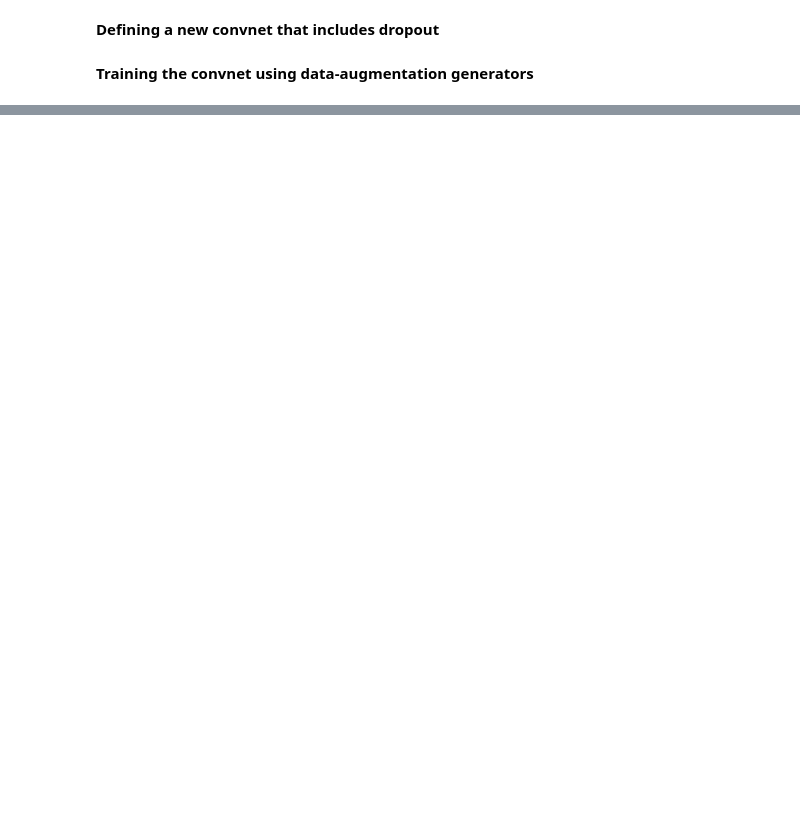
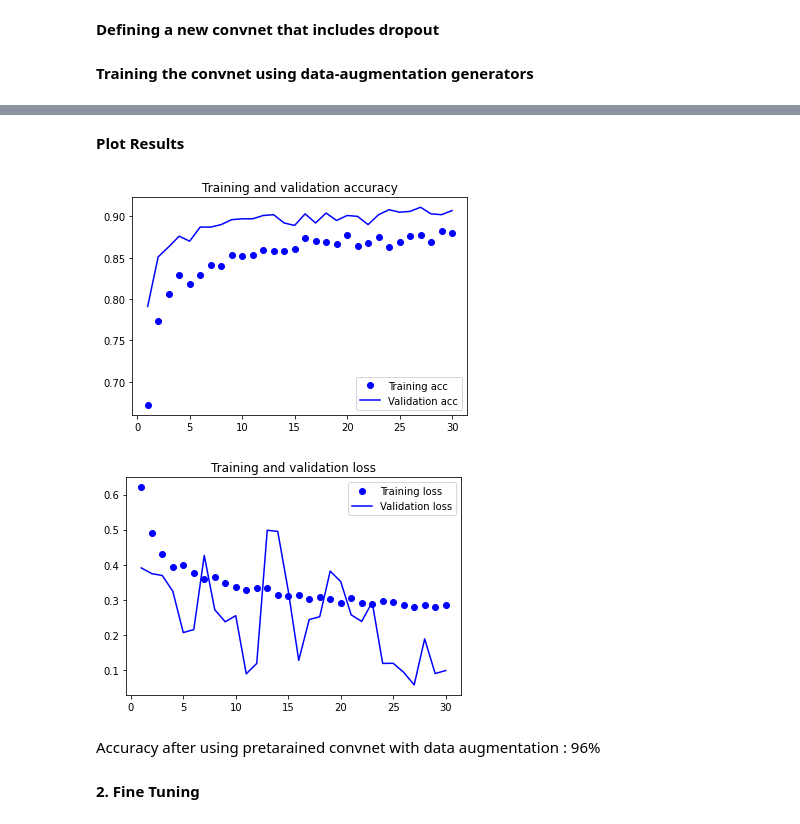
Before and after one commit to sebinefrancis/Deep-Learning-Exercise, a Jupyter notebook: Dog_vs_Cat_CNN/Dogs vs. Cats CNN.ipynb, the cells around one changed output, grey strips where cells are left out. Drawn from its saved outputs; the diff is of its cells as text; code cells hidden in the pictures; blank space fills up the shorter version.

```diff
--- a/Dog_vs_Cat_CNN/Dogs vs. Cats CNN.ipynb
+++ b/Dog_vs_Cat_CNN/Dogs vs. Cats CNN.ipynb
@@ -403,0 +459,5 @@ plt.show()
+# %%
+from keras.applications import VGG16
+conv_base = VGG16(weights='imagenet',
+                  include_top=False,
+                  input_shape=(150, 150, 3))
@@ -403,0 +626,10 @@ plt.show()
+# %%
+from keras import models
+from keras import layers
+
+model = models.Sequential()
+model.add(conv_base) #Adding the conv base to model just like a layer
+model.add(layers.Flatten())
+#model.add(layers.Dropout(0.5)) #Try with dropout if you reach 96% otherwise you are still at 90% right??
+model.add(layers.Dense(256, activation='relu'))
+model.add(layers.Dense(1, activation='sigmoid'))
@@ -403,0 +732,32 @@ plt.show()
+# %% [markdown]
+**Plot Results**
+# %%
+import matplotlib.pyplot as plt
+
+acc = history.history['acc']
+val_acc = history.history['val_acc']
+loss = history.history['loss']
+val_loss = history.history['val_loss']
+
+epochs = range(1, len(acc) + 1)
+
+plt.plot(epochs, acc, 'bo', label='Training acc')
+plt.plot(epochs, val_acc, 'b', label='Validation acc')
+plt.title('Training and validation accuracy')
+plt.legend()
+
+plt.figure()
+
+plt.plot(epochs, loss, 'bo', label='Training loss')
+plt.plot(epochs, val_loss, 'b', label='Validation loss')
+plt.title('Training and validation loss')
+plt.legend()
+
+plt.show()
+# %% [output]
+[figure, added]
+[figure, added]
+# %% [markdown]
+Accuracy after using pretarained convnet with data augmentation : 96%
+# %% [markdown]
+**2. Fine Tuning**
```
Also changed, not shown: parts of 89 cells of this notebook.
